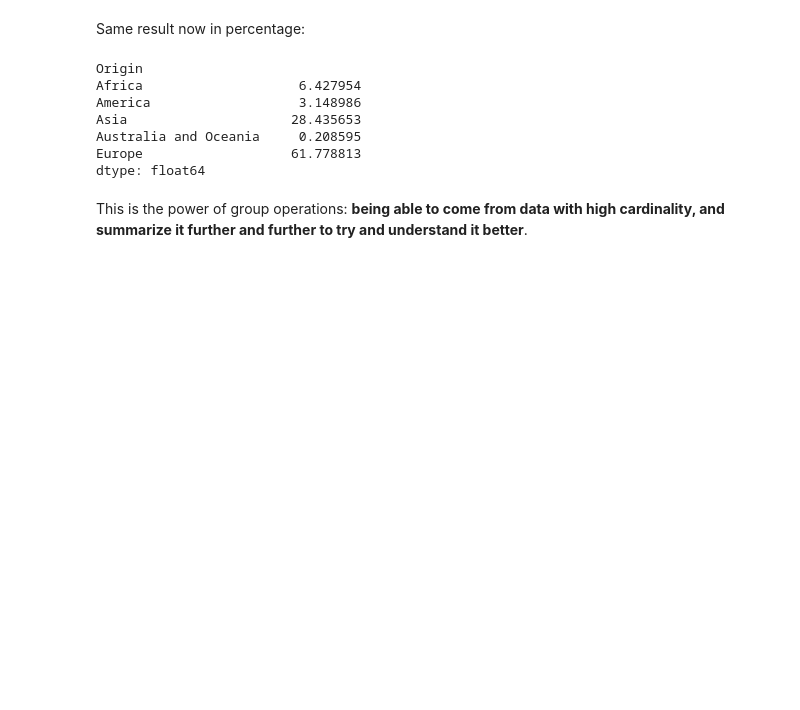
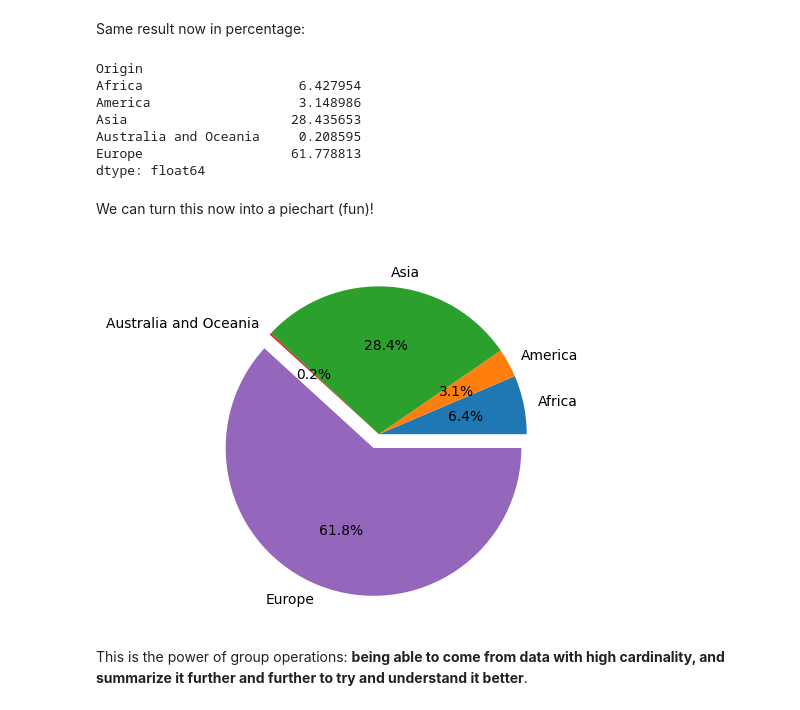
Before and after one commit to bvanelli/python-for-data-analysis, a Jupyter notebook: lessons/lesson09.ipynb, the cells around one changed output. Drawn from its saved outputs; the diff is of its cells as text; code cells hidden in the pictures; blank space fills up the shorter version.

Commit message:
Changes after class to include a pie chart.

```diff
--- a/lessons/lesson09.ipynb
+++ b/lessons/lesson09.ipynb
@@ -1032,7 +1093,8 @@ dtype: int64
 # %% [markdown]
 Same result now in percentage:
 # %%
-df_permits_sum / df_permits_sum.sum() * 100
+permits_by_origin = df_permits_sum / df_permits_sum.sum() * 100
+permits_by_origin
 # %% [output]
 Origin
 Africa                    6.427954
@@ -1041,5 +1103,16 @@ Asia                     28.435653
 Australia and Oceania     0.208595
 Europe                   61.778813
 dtype: float64
+# %% [markdown]
+We can turn this now into a piechart (fun)!
+# %%
+plt.pie(
+    permits_by_origin,
+    labels=permits_by_origin.index,
+    autopct="%1.1f%%",
+    explode=[0, 0, 0, 0, 0.1]
+);
+# %% [output]
+[figure, added]
 # %% [markdown]
 This is the power of group operations: **being able to come from data with high cardinality, and summarize it further and further to try and understand it better**.
```
Also changed, not shown: parts of 12 cells of this notebook.
